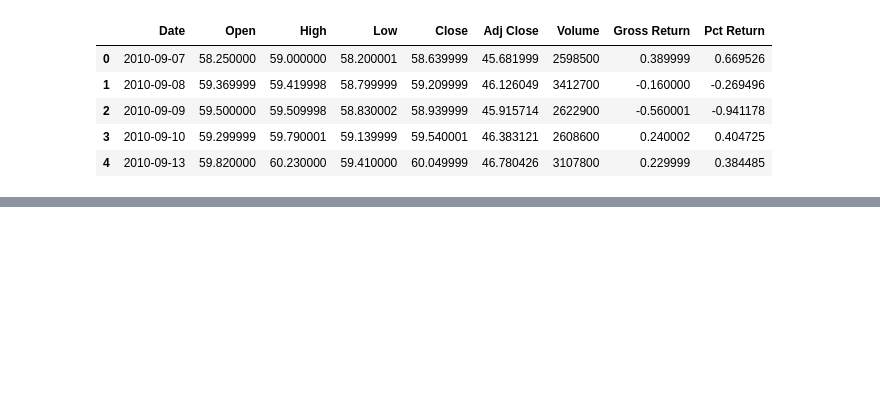
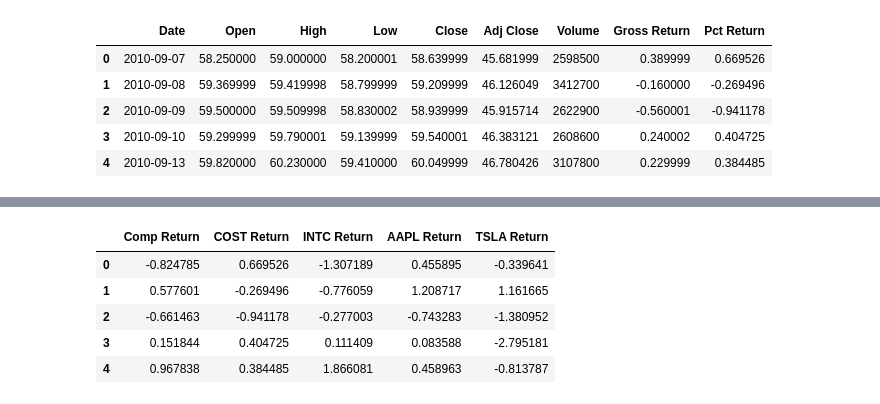
Before and after one commit to mirwong/finmetrics, a Jupyter notebook: linearity_tests/Linearity_Test_v1.ipynb, the cells around one changed output, grey strips where cells are left out. Saved outputs shown, nothing was run; the diff lists cells and outputs as text; code cells hidden in the pictures; blank space fills up the shorter version.

```diff
--- a/linearity_tests/Linearity_Test_v1.ipynb
+++ b/linearity_tests/Linearity_Test_v1.ipynb
@@ -23,16 +36,3 @@ nasdaq.head()
 | 2 | 2010-09-09 | 2251.090088 | 2251.979980 | 2229.800049 | 2236.199951 | 2236.199951 | 1706650000 | -14.890137 | -0.661463 |
 | 3 | 2010-09-10 | 2239.080078 | 2246.600098 | 2229.120117 | 2242.479980 | 2242.479980 | 1692470000 | 3.399902 | 0.151844 |
 | 4 | 2010-09-13 | 2263.800049 | 2289.489990 | 2263.689941 | 2285.709961 | 2285.709961 | 1937630000 | 21.909912 | 0.967838 |
-# %%
-def get_composite_var(composite):
-    return composite.var()
-
-def calc_cov(comp_var, stock, metric):
-    var_series = pd.Series([comp_var for n in range(len(stock.index))])
-    return stock[metric].cov(var_series)
-
-def calc_B_im(stock, comp, metric, comp_var=None):
-    if comp_var[metric] == None:
-        comp_var = get_composite_var(comp)
-    cov = calc_cov(comp_var[metric], stock, metric)
-    return cov/comp_var[metric]
@@ -59,10 +88,3 @@ comp_var = get_composite_var(comp)
 
 stocks = pd.DataFrame({'B_im': [0 for n in range(len(stockList))],
                        'cov': [0 for n in range(len(stockList))]}, index=stockList)
-
-for stock in stockList:
-    stock_data = load_stock('{}_10y.csv'.format(stock))
-    stocks.loc[stock, 'B_im'] = calc_B_im(stock_data, comp, 'Pct Return', comp_var=comp_var)
-    stocks.loc[stock, 'cov'] = calc_cov(comp_var['Pct Return'], stock_data, 'Pct Return')
-
-stocks.head()
@@ -74,0 +91,7 @@ stocks.head()
+# %%
+for stock in stockList:
+    stock_data = load_stock('{}_10y.csv'.format(stock))
+    c = calc_cov(comp, stock_data, 'Pct Return')
+    print(c)
+    stocks.loc[stock, 'cov'] = c
+    stocks.loc[stock, 'B_im'] = calc_B_im(stock_data, comp, 'Pct Return', comp_var=comp_var, cov=c)
@@ -75,2 +111,15 @@ stocks.head()
+# %%
+daily_data = pd.DataFrame({'Comp Return' : comp['Pct Return']})
+for stock in stockList:
+    stock_data = load_stock('{}_10y.csv'.format(stock))
+    daily_data['{} Return'.format(stock)] = stock_data['Pct Return']
+daily_data.head()
+# %% [output]
+|  | Comp Return | COST Return | INTC Return | AAPL Return | TSLA Return |
+| 0 | -0.824785 | 0.669526 | -1.307189 | 0.455895 | -0.339641 |
+| 1 | 0.577601 | -0.269496 | -0.776059 | 1.208717 | 1.161665 |
+| 2 | -0.661463 | -0.941178 | -0.277003 | -0.743283 | -1.380952 |
+| 3 | 0.151844 | 0.404725 | 0.111409 | 0.083588 | -2.795181 |
+| 4 | 0.967838 | 0.384485 | 1.866081 | 0.458963 | -0.813787 |
 # %%
 R_om = min([abs(c) for c in stocks['cov']])
```
Also changed, not shown: parts of 21 cells of this notebook.
